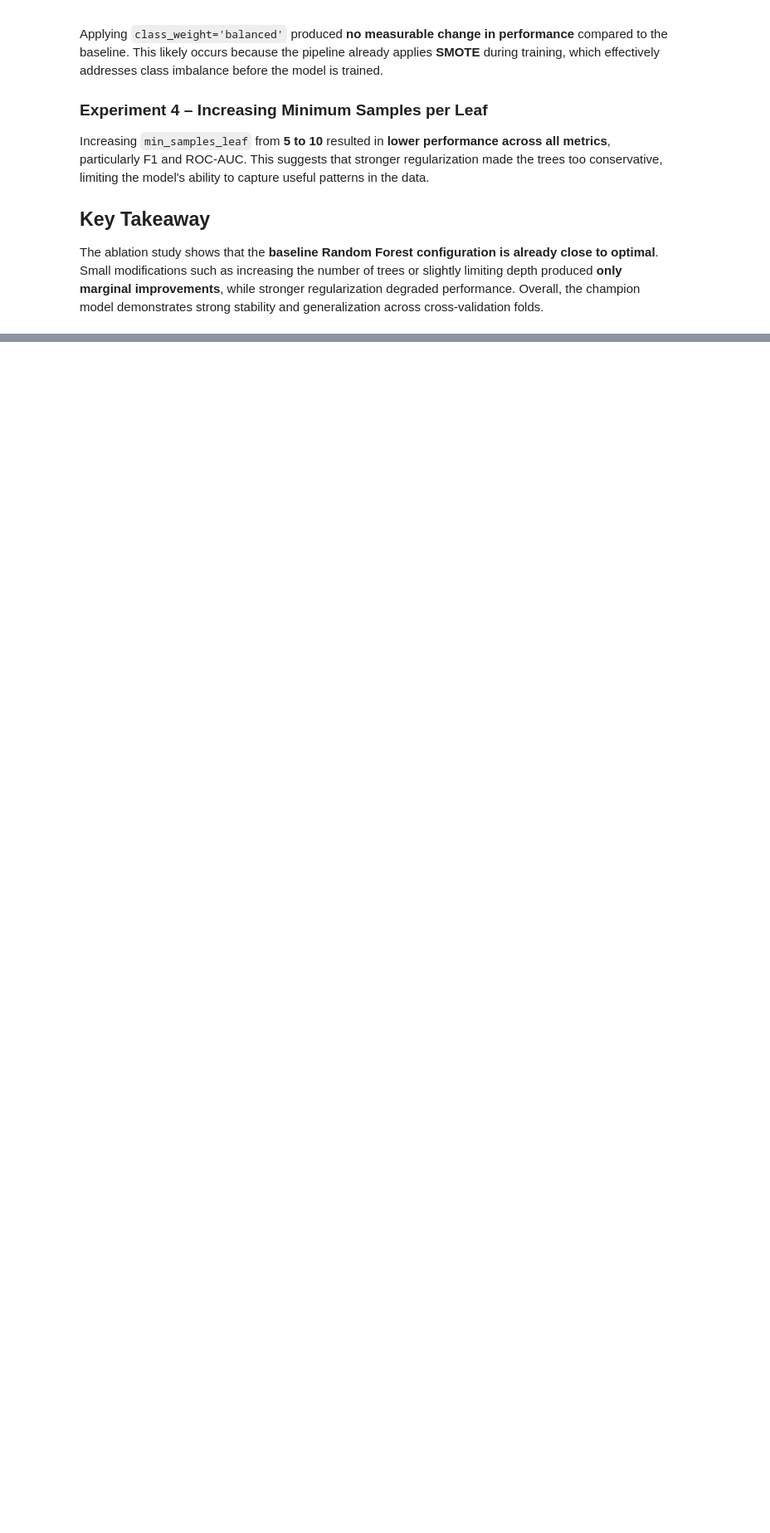
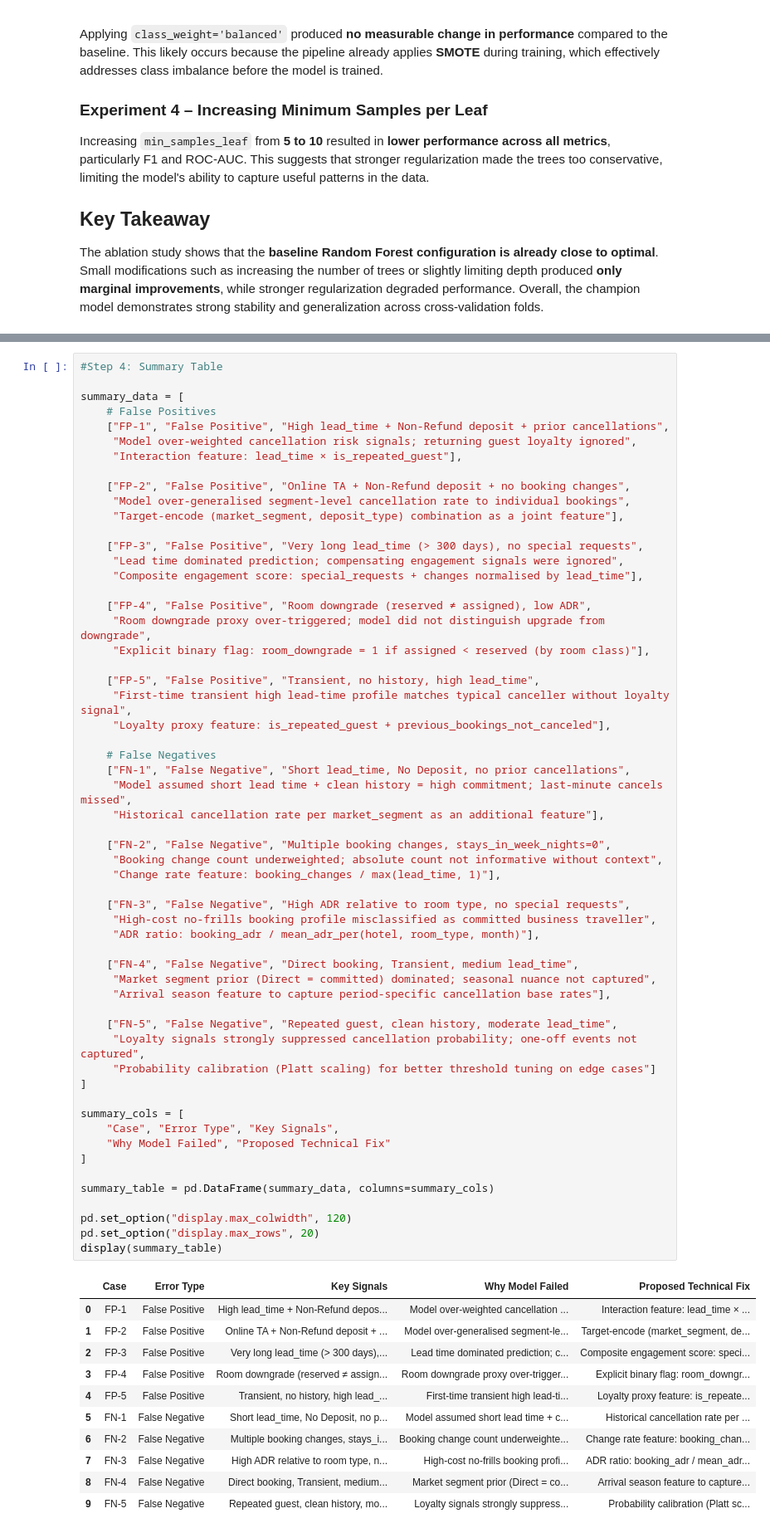
Before and after one commit to YWY2002/INF2008-Hotel-Cancellation-Prediction-Model, a Jupyter notebook: CRISPDM_INF2008_assignment02.ipynb, the cells around one changed output, grey strips where cells are left out. Shown at 83% size. Cells and saved outputs as stored; diff of their text form; blank space fills up the shorter version.

```diff
--- a/CRISPDM_INF2008_assignment02.ipynb
+++ b/CRISPDM_INF2008_assignment02.ipynb
@@ -967,0 +1280,69 @@ The ablation study shows that the **baseline Random Forest configuration is alre
+# %%
+#Step 4: Summary Table
+
+summary_data = [
+    # False Positives
+    ["FP-1", "False Positive", "High lead_time + Non-Refund deposit + prior cancellations",
+     "Model over-weighted cancellation risk signals; returning guest loyalty ignored",
+     "Interaction feature: lead_time × is_repeated_guest"],
+
+    ["FP-2", "False Positive", "Online TA + Non-Refund deposit + no booking changes",
+     "Model over-generalised segment-level cancellation rate to individual bookings",
+     "Target-encode (market_segment, deposit_type) combination as a joint feature"],
+
+    ["FP-3", "False Positive", "Very long lead_time (> 300 days), no special requests",
+     "Lead time dominated prediction; compensating engagement signals were ignored",
+     "Composite engagement score: special_requests + changes normalised by lead_time"],
+
+    ["FP-4", "False Positive", "Room downgrade (reserved ≠ assigned), low ADR",
+     "Room downgrade proxy over-triggered; model did not distinguish upgrade from downgrade",
+     "Explicit binary flag: room_downgrade = 1 if assigned < reserved (by room class)"],
+
+    ["FP-5", "False Positive", "Transient, no history, high lead_time",
+     "First-time transient high lead-time profile matches typical canceller without loyalty signal",
+     "Loyalty proxy feature: is_repeated_guest + previous_bookings_not_canceled"],
+
+    # False Negatives
+    ["FN-1", "False Negative", "Short lead_time, No Deposit, no prior cancellations",
+     "Model assumed short lead time + clean history = high commitment; last-minute cancels missed",
+     "Historical cancellation rate per market_segment as an additional feature"],
+
+    ["FN-2", "False Negative", "Multiple booking changes, stays_in_week_nights=0",
+     "Booking change count underweighted; absolute count not informative without context",
+     "Change rate feature: booking_changes / max(lead_time, 1)"],
+
+    ["FN-3", "False Negative", "High ADR relative to room type, no special requests",
+     "High-cost no-frills booking profile misclassified as committed business traveller",
+     "ADR ratio: booking_adr / mean_adr_per(hotel, room_type, month)"],
+
+    ["FN-4", "False Negative", "Direct booking, Transient, medium lead_time",
+     "Market segment prior (Direct = committed) dominated; seasonal nuance not captured",
+     "Arrival season feature to capture period-specific cancellation base rates"],
+
+    ["FN-5", "False Negative", "Repeated guest, clean history, moderate lead_time",
+     "Loyalty signals strongly suppressed cancellation probability; one-off events not captured",
+     "Probability calibration (Platt scaling) for better threshold tuning on edge cases"]
+]
+
+summary_cols = [
+    "Case", "Error Type", "Key Signals",
+    "Why Model Failed", "Proposed Technical Fix"
+]
+
+summary_table = pd.DataFrame(summary_data, columns=summary_cols)
+
+pd.set_option("display.max_colwidth", 120)
+pd.set_option("display.max_rows", 20)
+display(summary_table)
+# %% [output]
+|  | Case | Error Type | Key Signals | Why Model Failed | Proposed Technical Fix |
+| 0 | FP-1 | False Positive | High lead_time + Non-Refund depos... | Model over-weighted cancellation ... | Interaction feature: lead_time × ... |
+| 1 | FP-2 | False Positive | Online TA + Non-Refund deposit + ... | Model over-generalised segment-le... | Target-encode (market_segment, de... |
+| 2 | FP-3 | False Positive | Very long lead_time (> 300 days),... | Lead time dominated prediction; c... | Composite engagement score: speci... |
+| 3 | FP-4 | False Positive | Room downgrade (reserved ≠ assign... | Room downgrade proxy over-trigger... | Explicit binary flag: room_downgr... |
+| 4 | FP-5 | False Positive | Transient, no history, high lead_... | First-time transient high lead-ti... | Loyalty proxy feature: is_repeate... |
+| 5 | FN-1 | False Negative | Short lead_time, No Deposit, no p... | Model assumed short lead time + c... | Historical cancellation rate per ... |
+| 6 | FN-2 | False Negative | Multiple booking changes, stays_i... | Booking change count underweighte... | Change rate feature: booking_chan... |
+| 7 | FN-3 | False Negative | High ADR relative to room type, n... | High-cost no-frills booking profi... | ADR ratio: booking_adr / mean_adr... |
+| 8 | FN-4 | False Negative | Direct booking, Transient, medium... | Market segment prior (Direct = co... | Arrival season feature to capture... |
+| 9 | FN-5 | False Negative | Repeated guest, clean history, mo... | Loyalty signals strongly suppress... | Probability calibration (Platt sc... |
```
Also changed, not shown: parts of 13 cells of this notebook.
